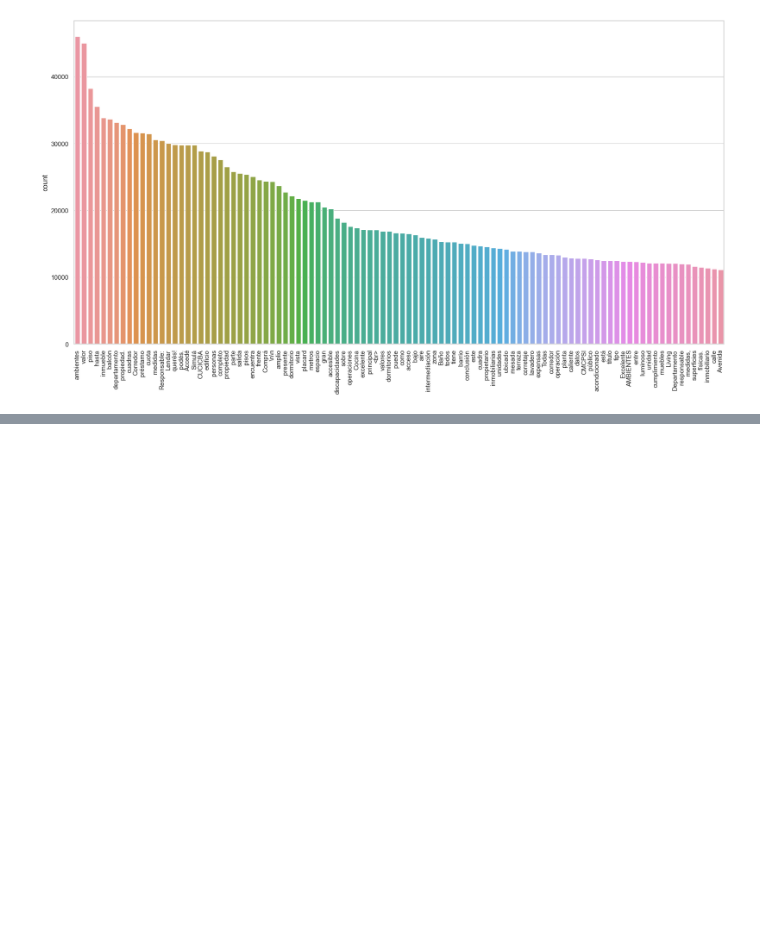
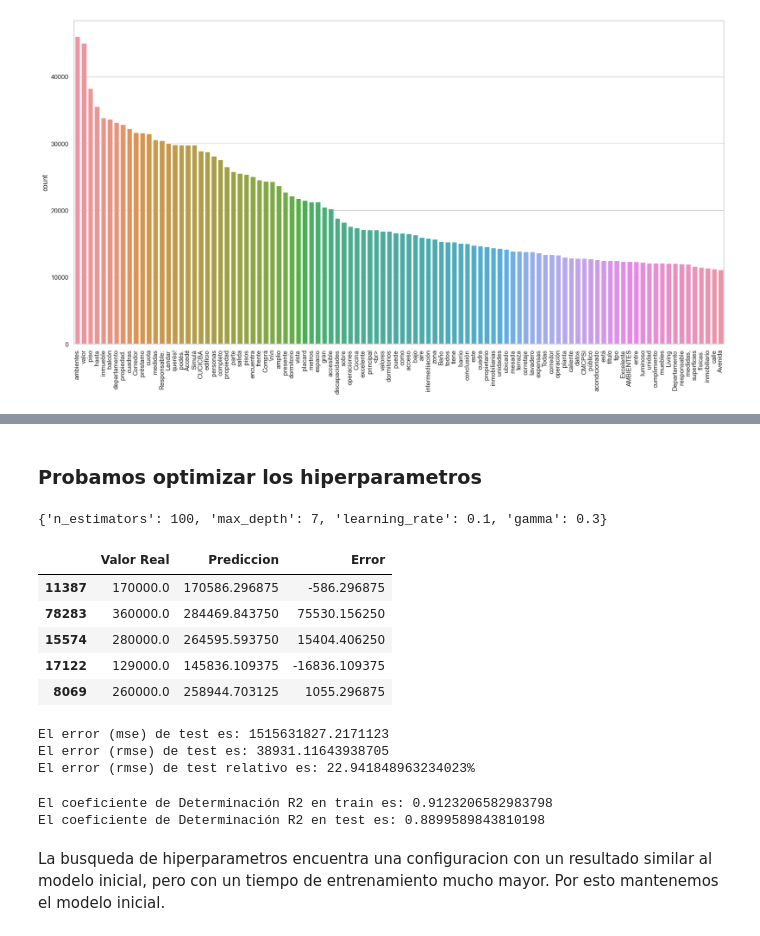
Before and after one commit to franjuarez/7506R-2C2022-GRUPO21, a Jupyter notebook: TP2/7506R_TP2_GRUPO21_ENTREGA.ipynb, the cells around one changed output, grey strips where cells are left out. Saved outputs shown, nothing was run; the diff lists cells and outputs as text; code cells hidden in the pictures; blank space fills up the shorter version.

```diff
--- a/TP2/7506R_TP2_GRUPO21_ENTREGA.ipynb
+++ b/TP2/7506R_TP2_GRUPO21_ENTREGA.ipynb
@@ -428 +550,3 @@ print(f"El coeficiente de Determinación R2 en test es: {score_xgb_test}")
+# %% [markdown]
+### Probamos optimizar los hiperparametros
 # %%
@@ -452,2 +584,60 @@ print(f"El coeficiente de Determinación R2 en test es: {score_xgb_test}")
 # %%
-# print(random_fit.best_params_)
+print(random_fit.best_params_)
+# %% [output]
+{'n_estimators': 100, 'max_depth': 7, 'learning_rate': 0.1, 'gamma': 0.3}
+# %%
+parametros = random_fit.best_params_
+
+xgb_model = xgb.XGBRegressor(learning_rate=parametros['learning_rate'], n_estimators=parametros['n_estimators'], gamma=parametros['gamma'], max_depth = parametros['max_depth'], random_state=1)
+
+model = xgb_model.fit(X = x_train, y = y_train)
+
+y_pred = model.predict(x_test)
+# %%
+performance = pd.DataFrame({'Valor Real': y_test,
+                            'Prediccion': y_pred,
+                            'Error': y_test - y_pred})
+
+
+performance.head()
+# %% [output]
+|  | Valor Real | Prediccion | Error |
+| 11387 | 170000.0 | 170586.296875 | -586.296875 |
+| 78283 | 360000.0 | 284469.843750 | 75530.156250 |
+| 15574 | 280000.0 | 264595.593750 | 15404.406250 |
+| 17122 | 129000.0 | 145836.109375 | -16836.109375 |
+| 8069 | 260000.0 | 258944.703125 | 1055.296875 |
+# %%
+mse = metrics.mean_squared_error(
+        y_true  = y_test,
+        y_pred  = y_pred,
+        squared = True
+         )
+
+print(f"El error (mse) de test es: {mse}")
+
+
+
+rmse = metrics.mean_squared_error(
+        y_true  = y_test,
+        y_pred  = y_pred,
+        squared = False
+         )
+
+print(f"El error (rmse) de test es: {rmse}")
+print(f"El error (rmse) de test relativo es: {rmse / y_test.mean() * 100}%")
+# %% [output]
+El error (mse) de test es: 1515631827.2171123
+El error (rmse) de test es: 38931.11643938705
+El error (rmse) de test relativo es: 22.941848963234023%
+# %%
+#Coef. de Determinación R2
+score_xgb_train = xgb_model.score(x_train, y_train)
+score_xgb_test = xgb_model.score(x_test, y_test)
+print(f"El coeficiente de Determinación R2 en train es: {score_xgb_train}")
+print(f"El coeficiente de Determinación R2 en test es: {score_xgb_test}")
+# %% [output]
+El coeficiente de Determinación R2 en train es: 0.9123206582983798
+El coeficiente de Determinación R2 en test es: 0.8899589843810198
+# %% [markdown]
+La busqueda de hiperparametros encuentra una configuracion con un resultado similar al modelo inicial, pero con un tiempo de entrenamiento mucho mayor. Por esto mantenemos el modelo inicial.
```
Also changed, not shown: parts of 65 cells of this notebook, 1 other file.
